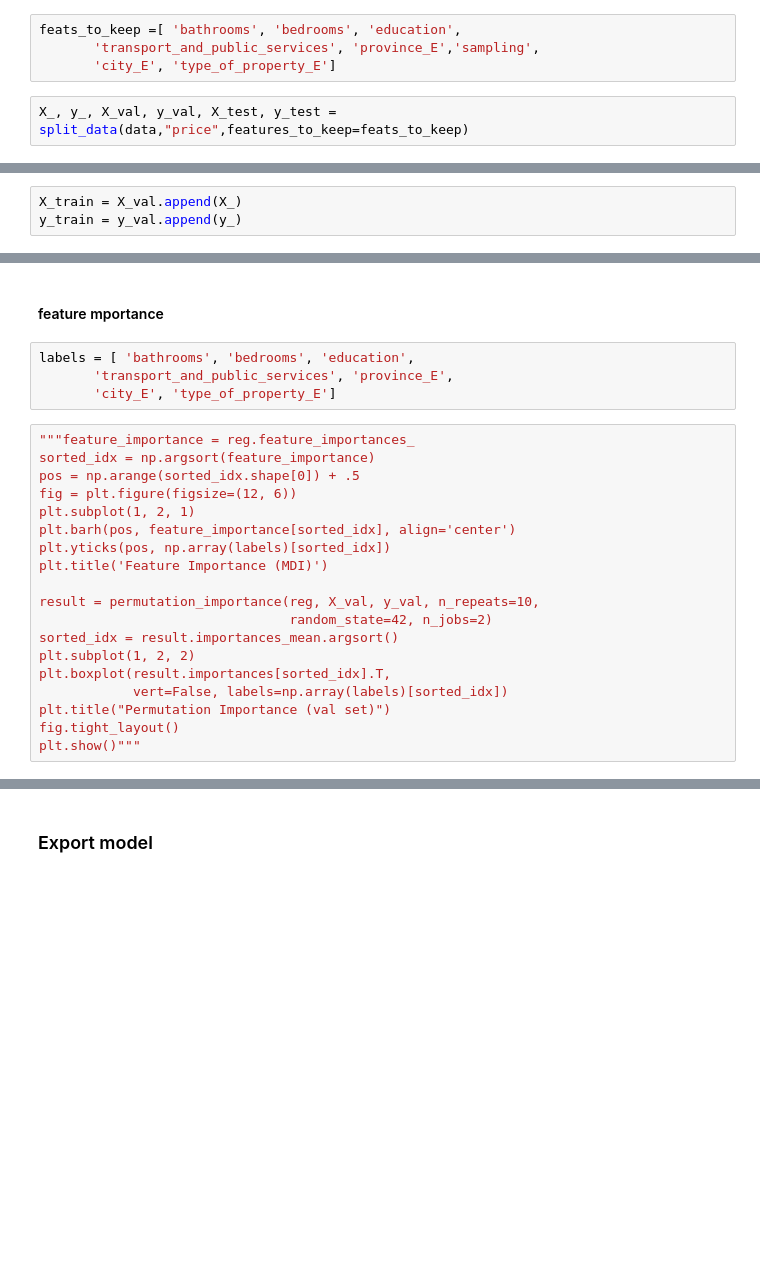
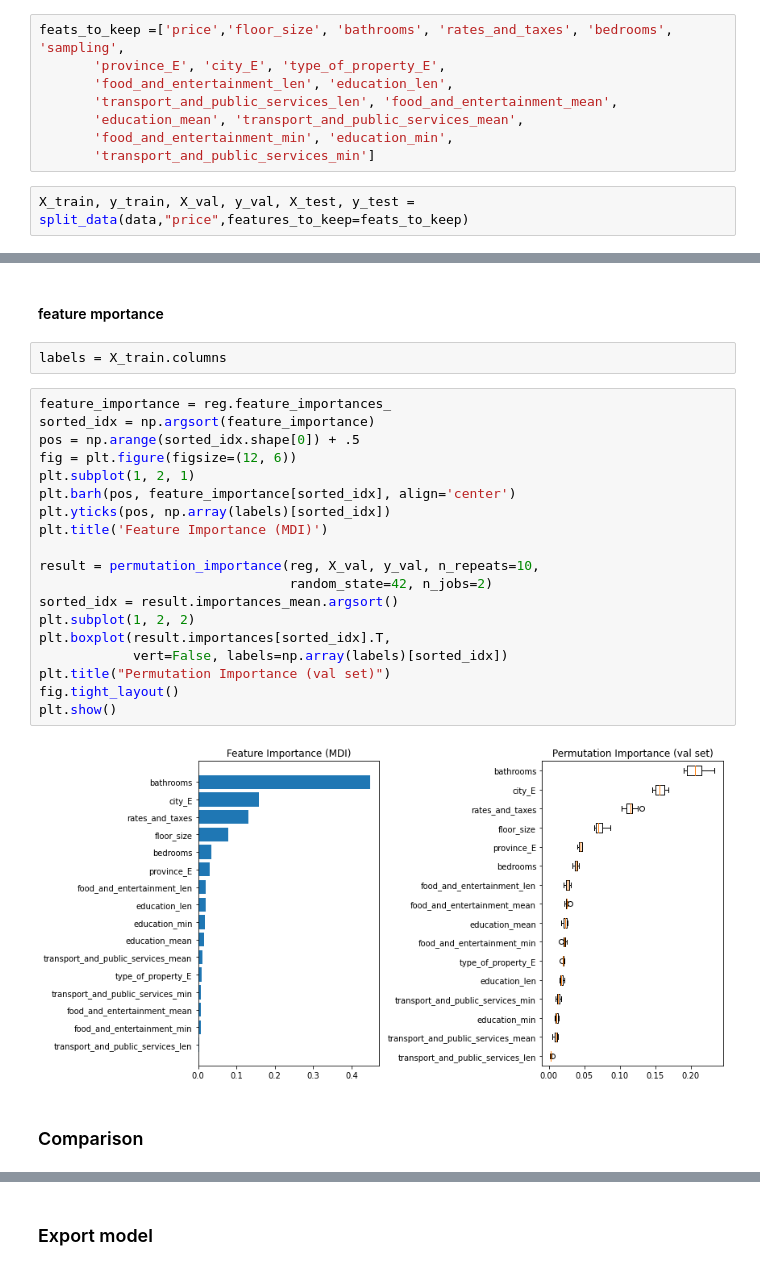
Before and after one commit to TokyAxel/MLProject, a Jupyter notebook: House pricing prediction/Notebooks/Modelisation/Models/GradientBoosting_on_dataset_zero_missing_v1.ipynb, the cells around one changed output, grey strips where cells are left out. Cells and saved outputs as stored; diff of their text form; blank space fills up the shorter version.

```diff
--- a/House pricing prediction/Notebooks/Modelisation/Models/GradientBoosting_on_dataset_zero_missing_v1.ipynb
+++ b/House pricing prediction/Notebooks/Modelisation/Models/GradientBoosting_on_dataset_zero_missing_v1.ipynb
@@ -189,7 +221,11 @@ Index(['name', 'price', 'province', 'city', 'address', 'type_of_property',
 # %%
-feats_to_keep =[ 'bathrooms', 'bedrooms', 'education',
-       'transport_and_public_services', 'province_E','sampling',
-       'city_E', 'type_of_property_E']
+feats_to_keep =['price','floor_size', 'bathrooms', 'rates_and_taxes', 'bedrooms', 'sampling',
+       'province_E', 'city_E', 'type_of_property_E',
+       'food_and_entertainment_len', 'education_len',
+       'transport_and_public_services_len', 'food_and_entertainment_mean',
+       'education_mean', 'transport_and_public_services_mean',
+       'food_and_entertainment_min', 'education_min',
+       'transport_and_public_services_min']
 # %%
-X_, y_, X_val, y_val, X_test, y_test = split_data(data,"price",features_to_keep=feats_to_keep)
+X_train, y_train, X_val, y_val, X_test, y_test = split_data(data,"price",features_to_keep=feats_to_keep)
 # %% [output]
@@ -199,6 +235,3 @@ test shape : (1408, 7)
-# %%
-X_train = X_val.append(X_)
-y_train = y_val.append(y_)
 # %% [markdown]
 # Model : Gradient Boosting
 https://scikit-learn.org/stable/auto_examples/ensemble/plot_gradient_boosting_regression.html
@@ -223,28 +260,30 @@ print("The Root mean squared error (RMSE) on train set: {:.4f}".format(rmse))
 # %% [markdown]
 #### feature mportance
 # %%
-labels = [ 'bathrooms', 'bedrooms', 'education',
-       'transport_and_public_services', 'province_E',
-       'city_E', 'type_of_property_E']
+labels = X_train.columns
 # %%
-"""feature_importance = reg.feature_importances_
+feature_importance = reg.feature_importances_
 sorted_idx = np.argsort(feature_importance)
 pos = np.arange(sorted_idx.shape[0]) + .5
 fig = plt.figure(figsize=(12, 6))
 plt.subplot(1, 2, 1)
 plt.barh(pos, feature_importance[sorted_idx], align='center')
 plt.yticks(pos, np.array(labels)[sorted_idx])
 plt.title('Feature Importance (MDI)')
 
 result = permutation_importance(reg, X_val, y_val, n_repeats=10,
                                 random_state=42, n_jobs=2)
 sorted_idx = result.importances_mean.argsort()
 plt.subplot(1, 2, 2)
 plt.boxplot(result.importances[sorted_idx].T,
             vert=False, labels=np.array(labels)[sorted_idx])
 plt.title("Permutation Importance (val set)")
 fig.tight_layout()
-plt.show()"""
+plt.show()
+# %% [output]
+[figure, added]
+# %% [markdown]
+### Comparison
 # %%
 print("Model : RF")
 
```
Also changed, not shown: parts of 31 cells of this notebook, 2 other files.
